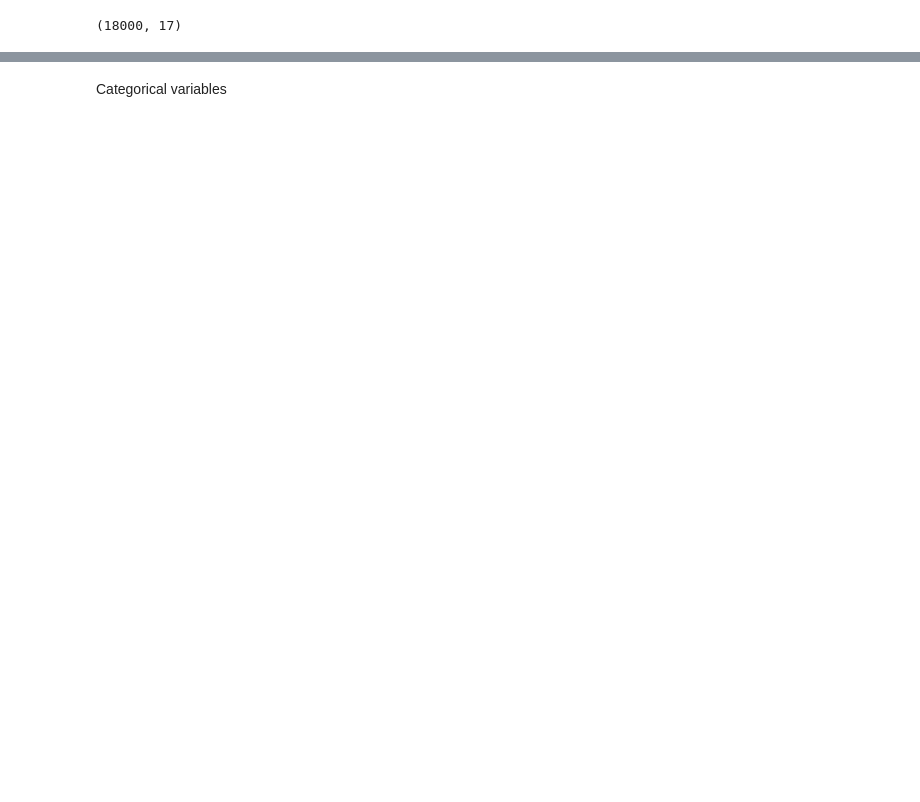
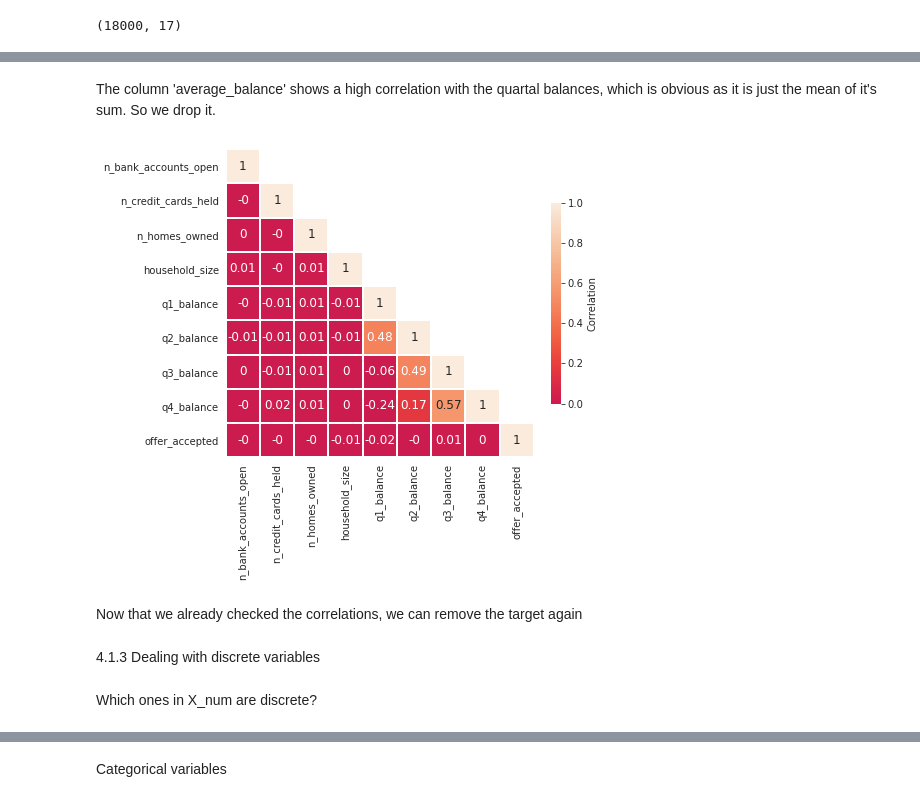
Before and after one commit to nicojapas/Mid-Project-Credit-Card, a Jupyter notebook: creditcard_project.ipynb, the cells around one changed output, grey strips where cells are left out. Cells and saved outputs as stored; diff of their text form; code cells hidden in the pictures; blank space fills up the shorter version.

```diff
--- a/creditcard_project.ipynb
+++ b/creditcard_project.ipynb
@@ -27,31 +0,0 @@ Your senior management has also posted these other questions that will help them
-# %%
-import pandas as pd
-import numpy as np
-import datetime
-
-pd.set_option('display.max_columns', None)
-pd.set_option('display.max_rows', None)
-
-import warnings
-warnings.filterwarnings('ignore')
-warnings.filterwarnings("ignore", message="numpy.ufunc size changed")
-
-import matplotlib.pyplot as plt
-import seaborn as sns
-%matplotlib inline
-from matplotlib.colors import BASE_COLORS
-sns.set_theme(style="ticks", color_codes=True)
-
-
-
-# import sys
-# import statistics
-import math
-
-# sklearn
-from sklearn.linear_model import LinearRegression, Lasso, Ridge, ElasticNet, SGDRegressor
-from sklearn.tree import DecisionTreeRegressor
-from sklearn.neighbors import KNeighborsRegressor
-from sklearn.svm import SVR
-from sklearn.neural_network import MLPRegressor
-from sklearn.ensemble import RandomForestRegressor, GradientBoostingRegressor
@@ -347,0 +286,9 @@ X_num_standardized
+# %% [markdown]
+The column 'average_balance' shows a high correlation with the quartal balances, which is obvious as it is just the mean of it's sum. So we drop it.
+# %%
+X_num = X_num.drop(['average_balance'], axis=1)
+plot_heatmap(X_num, 6)
+# %% [output]
+[figure, added]
+# %% [markdown]
+Now that we already checked the correlations, we can remove the target again
@@ -347,0 +297,4 @@ X_num_standardized
+# %% [markdown]
+4.1.3 Dealing with discrete variables
+# %% [markdown]
+Which ones in X_num are discrete?
```
Also changed, not shown: parts of 196 cells of this notebook, 10 other files.
